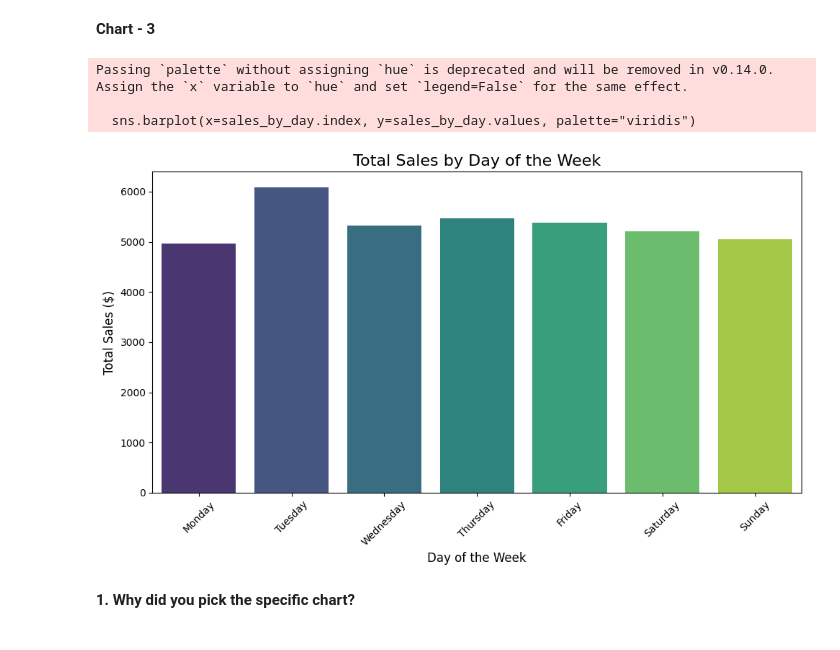
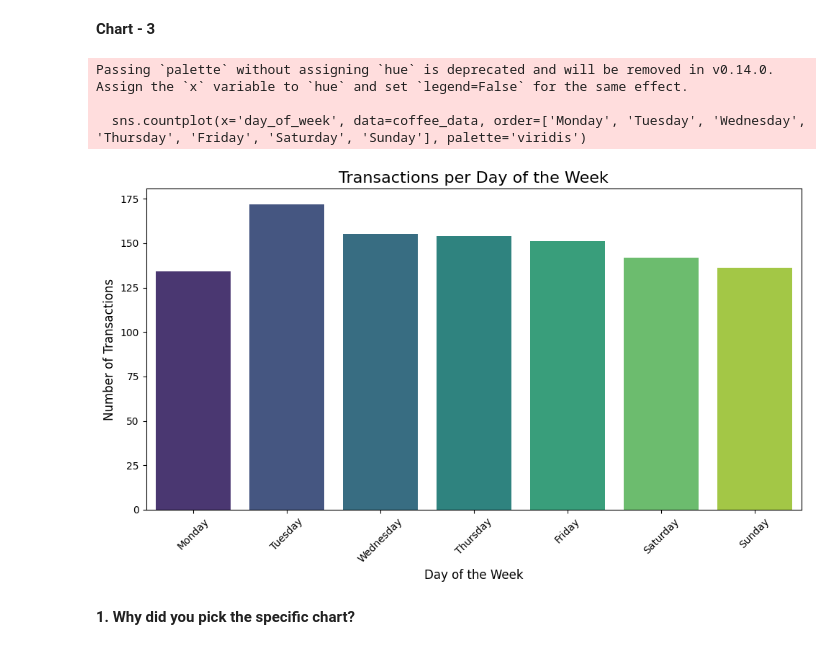
Before and after one commit to shrbhadra/Copy-of-Classification-ML-project0.ipynb---Colab, a Jupyter notebook: coffee_sales_Exploratory_Data_Analysis_(EDA).ipynb, the cells around one changed output. Cells and saved outputs as stored; diff of their text form; code cells hidden in the pictures.

```diff
--- a/coffee_sales_Exploratory_Data_Analysis_(EDA).ipynb
+++ b/coffee_sales_Exploratory_Data_Analysis_(EDA).ipynb
@@ -704,39 +778,34 @@ The insights gained directly impact the business positively by optimizing operat
 # %% [markdown]
 **Chart - 3**
 # %%
+# Chart - 3 Visulaization code
+
 import matplotlib.pyplot as plt
 import seaborn as sns
 import pandas as pd
 
-# Assuming 'date' column exists, create 'day_of_week' column
-# If your date column is not named 'date', replace it with the actual name
-coffee_data['day_of_week'] = pd.to_datetime(coffee_data['date']).dt.day_name()
+# Assuming 'coffee_data' DataFrame is available and 'date' column is already in datetime format
 
-# Check if 'day_of_week' column exists in coffee_data
-if 'day_of_week' not in coffee_data.columns:
-    # If not, print available columns and raise an error
-    print(f"Available columns: {coffee_data.columns}")
-    raise KeyError("'day_of_week' column not found in coffee_data DataFrame.")
+# Convert 'date' column to datetime if it's not already
+coffee_data['date'] = pd.to_datetime(coffee_data['date'])
 
-# Calculate total sales by day of the week
-sales_by_day = coffee_data.groupby('day_of_week')['amount_spent'].sum().reindex(
-    ['Monday', 'Tuesday', 'Wednesday', 'Thursday', 'Friday', 'Saturday', 'Sunday']
-)
+# Extract the day of the week
+coffee_data['day_of_week'] = coffee_data['date'].dt.day_name()
 
-# Plot the total sales by day of the week
+# Create the bar plot
 plt.figure(figsize=(10, 6))
-sns.barplot(x=sales_by_day.index, y=sales_by_day.values, palette="viridis")
-plt.title('Total Sales by Day of the Week', fontsize=16)
+sns.countplot(x='day_of_week', data=coffee_data, order=['Monday', 'Tuesday', 'Wednesday', 'Thursday', 'Friday', 'Saturday', 'Sunday'], palette='viridis')
+plt.title('Transactions per Day of the Week', fontsize=16)
 plt.xlabel('Day of the Week', fontsize=12)
-plt.ylabel('Total Sales ($)', fontsize=12)
+plt.ylabel('Number of Transactions', fontsize=12)
 plt.xticks(rotation=45)
 plt.tight_layout()
 plt.show()
 # %% [output]
 Passing `palette` without assigning `hue` is deprecated and will be removed in v0.14.0. Assign the `x` variable to `hue` and set `legend=False` for the same effect.
 
-  sns.barplot(x=sales_by_day.index, y=sales_by_day.values, palette="viridis")
+  sns.countplot(x='day_of_week', data=coffee_data, order=['Monday', 'Tuesday', 'Wednesday', 'Thursday', 'Friday', 'Saturday', 'Sunday'], palette='viridis')
-[figure, old version]
+[figure, new version]
 # %% [markdown]
 **1. Why did you pick the specific chart?**
 # %% [markdown]
```
Also changed, not shown: parts of 52 cells of this notebook.
